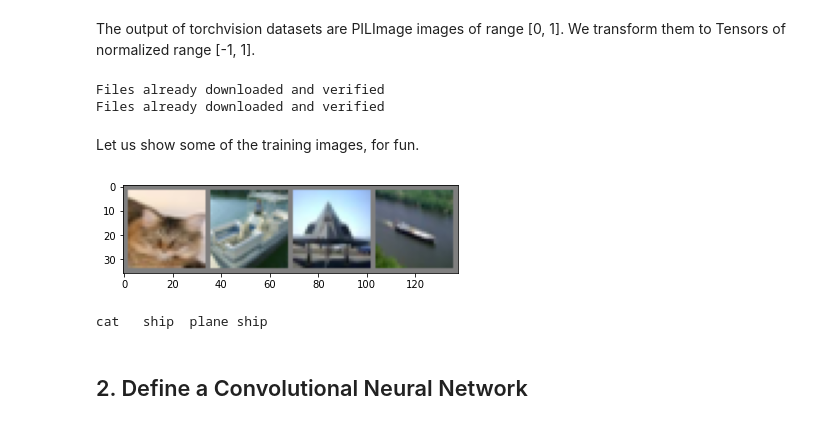
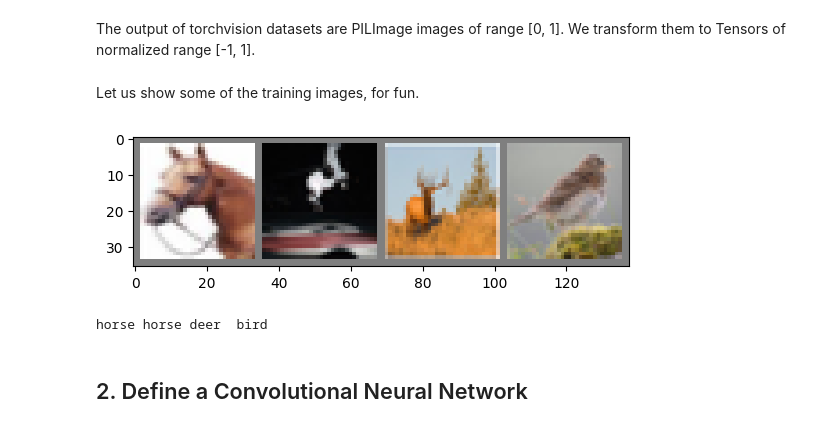
Before and after one commit to Myrrolinz/Deep-Learning, a Jupyter notebook: CNN/cnn-pytorch-cifar10.ipynb, the cells around one changed output. Drawn from its saved outputs; the diff is of its cells as text; code cells hidden in the pictures.

```diff
--- a/CNN/cnn-pytorch-cifar10.ipynb
+++ b/CNN/cnn-pytorch-cifar10.ipynb
@@ -28,47 +28,45 @@ transform = transforms.Compose(
 batch_size = 4
 
 trainset = torchvision.datasets.CIFAR10(root='./data', train=True,
-                                        download=True, transform=transform)
+                                        download=False, transform=transform)
 trainloader = torch.utils.data.DataLoader(trainset, batch_size=batch_size,
                                           shuffle=True, num_workers=2)
 
 testset = torchvision.datasets.CIFAR10(root='./data', train=False,
-                                       download=True, transform=transform)
+                                       download=False, transform=transform)
 testloader = torch.utils.data.DataLoader(testset, batch_size=batch_size,
                                          shuffle=False, num_workers=2)
 
 classes = ('plane', 'car', 'bird', 'cat',
            'deer', 'dog', 'frog', 'horse', 'ship', 'truck')
-# %% [output]
-Files already downloaded and verified
-Files already downloaded and verified
 # %% [markdown]
 Let us show some of the training images, for fun.
 # %%
 import matplotlib.pyplot as plt
 import numpy as np
 
 # functions to show an image
 
 
 def imshow(img):
     img = img / 2 + 0.5     # unnormalize
     npimg = img.numpy()
     plt.imshow(np.transpose(npimg, (1, 2, 0)))
     plt.show()
 
 
 # get some random training images
 dataiter = iter(trainloader)
-images, labels = dataiter.next()
+# images, labels = dataiter.next()
+images, labels = next(dataiter)
 
 # show images
 imshow(torchvision.utils.make_grid(images))
 # print labels
 print(' '.join(f'{classes[labels[j]]:5s}' for j in range(batch_size)))
 # %% [output]
-[figure, old version]
+[figure, new version]
-cat   ship  plane ship
+horse horse deer  bird
 # %% [markdown]
 ## 2. Define a Convolutional Neural Network
 # %%
```
Also changed, not shown: parts of 6 cells of this notebook, 6 other files.
